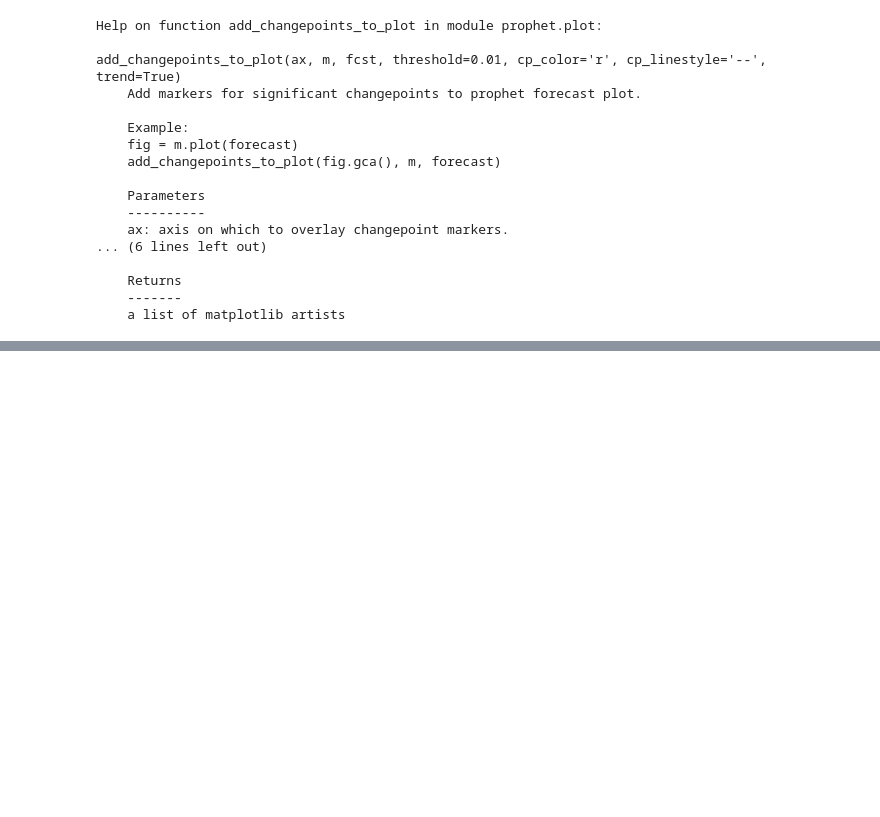
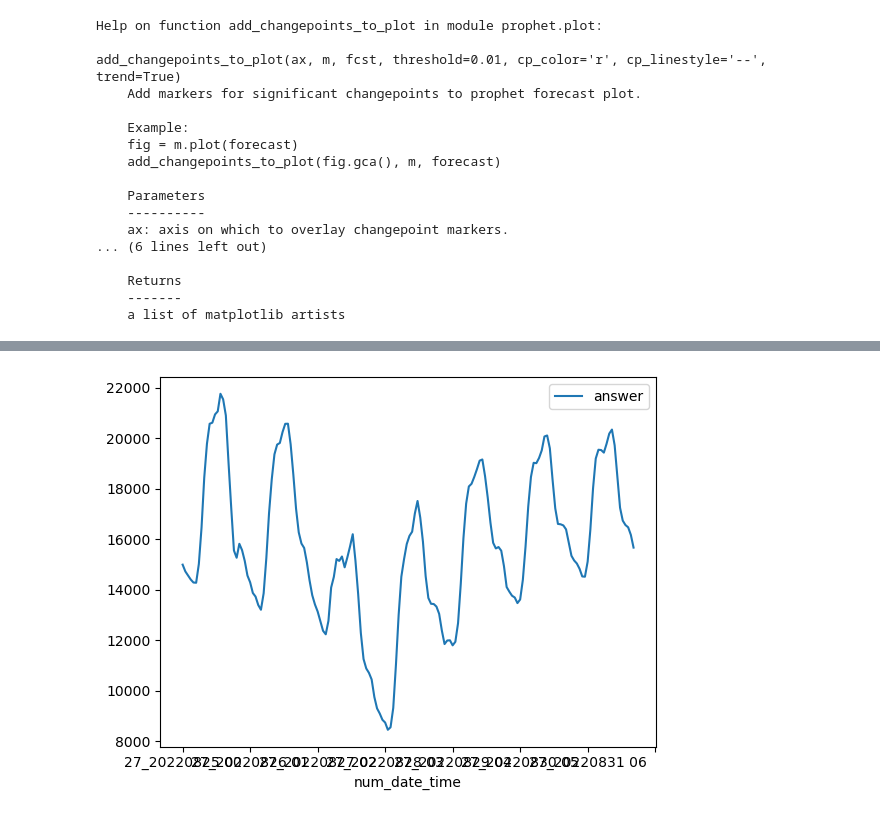
Before and after one commit to Jonghyun-Park1027/Competition3, a Jupyter notebook: Prophet_add_regressor.ipynb, the cells around one changed output, grey strips where cells are left out. Cells and saved outputs as stored; diff of their text form; code cells hidden in the pictures; blank space fills up the shorter version.

```diff
--- a/Prophet_add_regressor.ipynb
+++ b/Prophet_add_regressor.ipynb
@@ -176,0 +176,6 @@ test_submission.to_csv("results/2023-08-11.csv")
+# %%
+test_submission['num']=test_submission.index.str[:4]
+test_submission.loc[test_submission['num']== '27_2'].plot();
+# .groupby('건물번호',)[['전력소비량(kWh)']].max().loc[i].values
+# %% [output]
+[figure, added]
```
Also changed, not shown: parts of 13 cells of this notebook.
